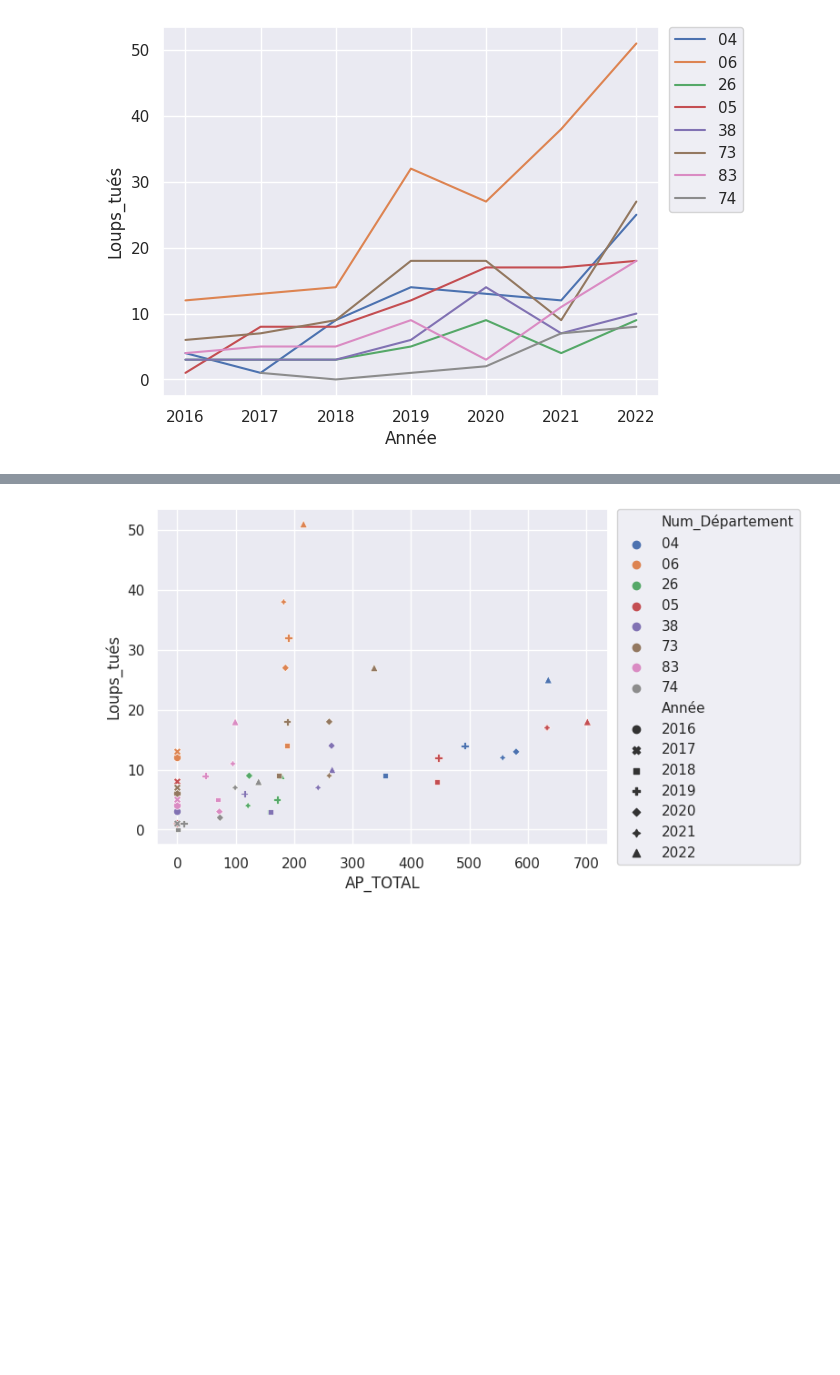
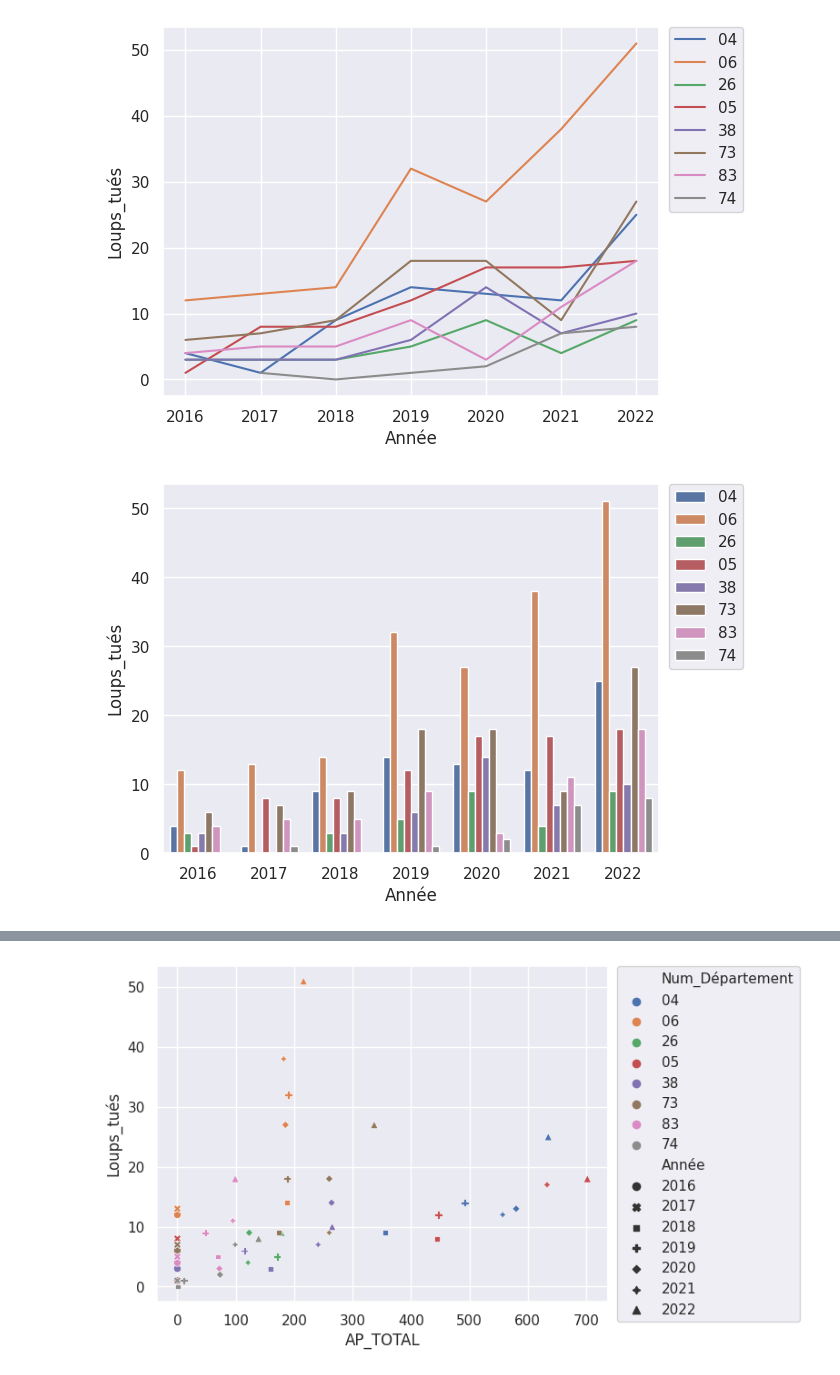
Before and after one commit to dthonon/pna_loup_suivi, a Jupyter notebook: notebook/Analyse_mortalité_loup.ipynb, the cells around one changed output, grey strips where cells are left out. Cells and saved outputs as stored; diff of their text form; code cells hidden in the pictures; blank space fills up the shorter version.

Commit message:
Ajout histogrammes

```diff
--- a/notebook/Analyse_mortalité_loup.ipynb
+++ b/notebook/Analyse_mortalité_loup.ipynb
@@ -90,6 +90,11 @@ sns.lineplot(data=donnees_pna_max, x="Année", y="Loups_tués", hue="Num_Départ
 plt.legend(bbox_to_anchor=(1.02, 1), loc='upper left', borderaxespad=0);
 # %% [output]
 [figure]
+# %%
+sns.barplot(data=donnees_pna_max, x="Année", y="Loups_tués", hue="Num_Département");
+plt.legend(bbox_to_anchor=(1.02, 1), loc='upper left', borderaxespad=0);
+# %% [output]
+[figure, added]
 # %%
 sns.lineplot(data=donnees_pna_max, x="Année", y="Ratio_loups_tués_dommages", hue="Num_Département");
 plt.legend(bbox_to_anchor=(1.02, 1), loc='upper left', borderaxespad=0);
```
Also changed, not shown: parts of 7 cells of this notebook.
